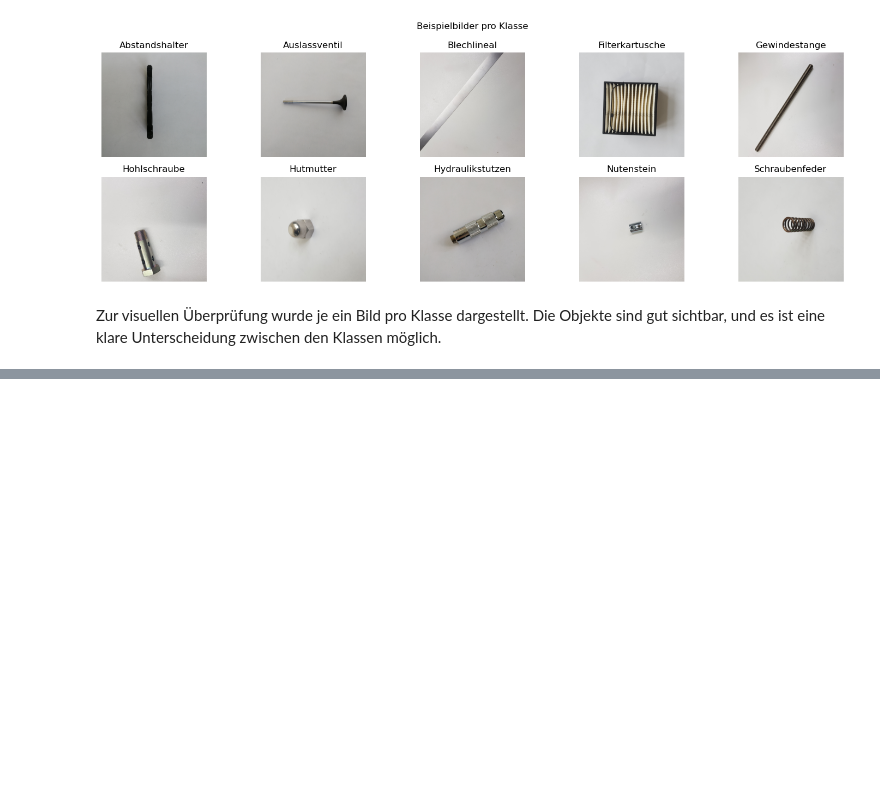
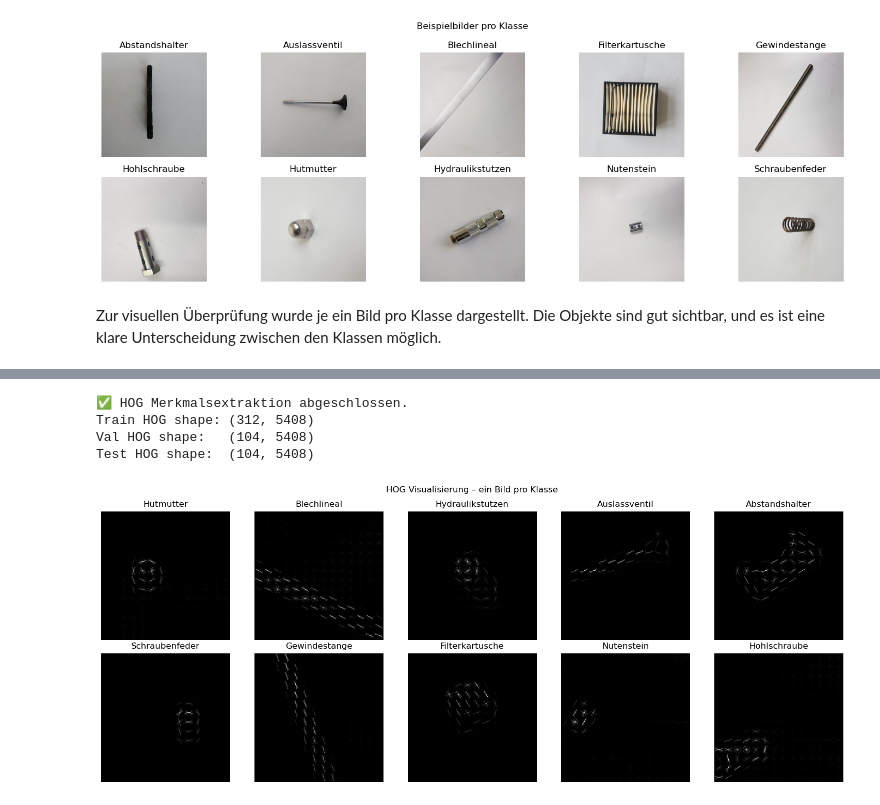
Before and after one commit to CHNCXY/AGBA2, a Jupyter notebook: HA1/HA1.ipynb, the cells around one changed output, grey strips where cells are left out. Drawn from its saved outputs; the diff is of its cells as text; code cells hidden in the pictures; blank space fills up the shorter version.

```diff
--- a/HA1/HA1.ipynb
+++ b/HA1/HA1.ipynb
@@ -159,0 +182,62 @@ print(f"Test:  {X_test_img.shape}, Labels: {len(y_test_enc)}")
+# %%
+from skimage.feature import hog
+from skimage import exposure
+
+# HOG 参数设定
+hog_params = {
+    'orientations': 8,
+    'pixels_per_cell': (16, 16),
+    'cells_per_block': (2, 2),
+    'block_norm': 'L2-Hys',
+    'visualize': False
+}
+
+# 提取特征函数
+def extract_hog_features(images):
+    hog_features = []
+    for img in images:
+        features = hog(img, **hog_params)
+        hog_features.append(features)
+    return np.array(hog_features)
+
+# 应用在预处理图像数据上
+X_train_hog = extract_hog_features(X_train_img)
+X_val_hog = extract_hog_features(X_val_img)
+X_test_hog = extract_hog_features(X_test_img)
+
+print("✅ HOG Merkmalsextraktion abgeschlossen.")
+print(f"Train HOG shape: {X_train_hog.shape}")
+print(f"Val HOG shape:   {X_val_hog.shape}")
+print(f"Test HOG shape:  {X_test_hog.shape}")
+# %% [output]
+✅ HOG Merkmalsextraktion abgeschlossen.
+Train HOG shape: (312, 5408)
+Val HOG shape:   (104, 5408)
+Test HOG shape:  (104, 5408)
+# %%
+# 可视化用的 HOG 参数（手动添加 visualize=True）
+hog_params_vis = hog_params.copy()
+hog_params_vis['visualize'] = True
+
+fig, axes = plt.subplots(2, 5, figsize=(15, 6))
+shown_classes = set()
+idx = 0
+
+for img, label in zip(X_train_img, y_train):
+    if label not in shown_classes:
+        _, hog_image = hog(img, **hog_params_vis)
+        hog_image = exposure.rescale_intensity(hog_image, in_range=(0, 10))
+        ax = axes.flat[idx]
+        ax.imshow(hog_image, cmap='gray')
+        ax.set_title(label)
+        ax.axis("off")
+        shown_classes.add(label)
+        idx += 1
+    if idx >= 10:
+        break
+
+plt.suptitle("HOG Visualisierung – ein Bild pro Klasse")
+plt.tight_layout()
+plt.show()
+# %% [output]
+[figure, added]
```
Also changed, not shown: parts of 17 cells of this notebook.
